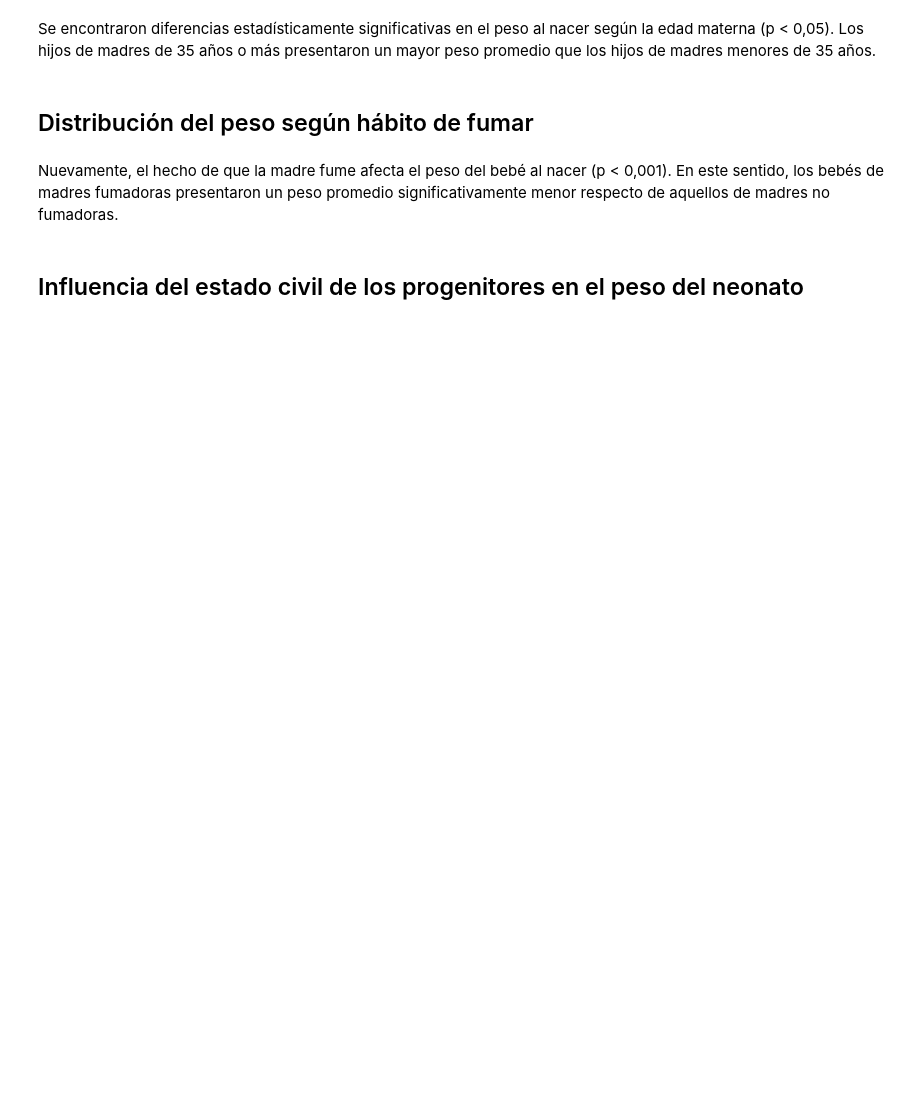
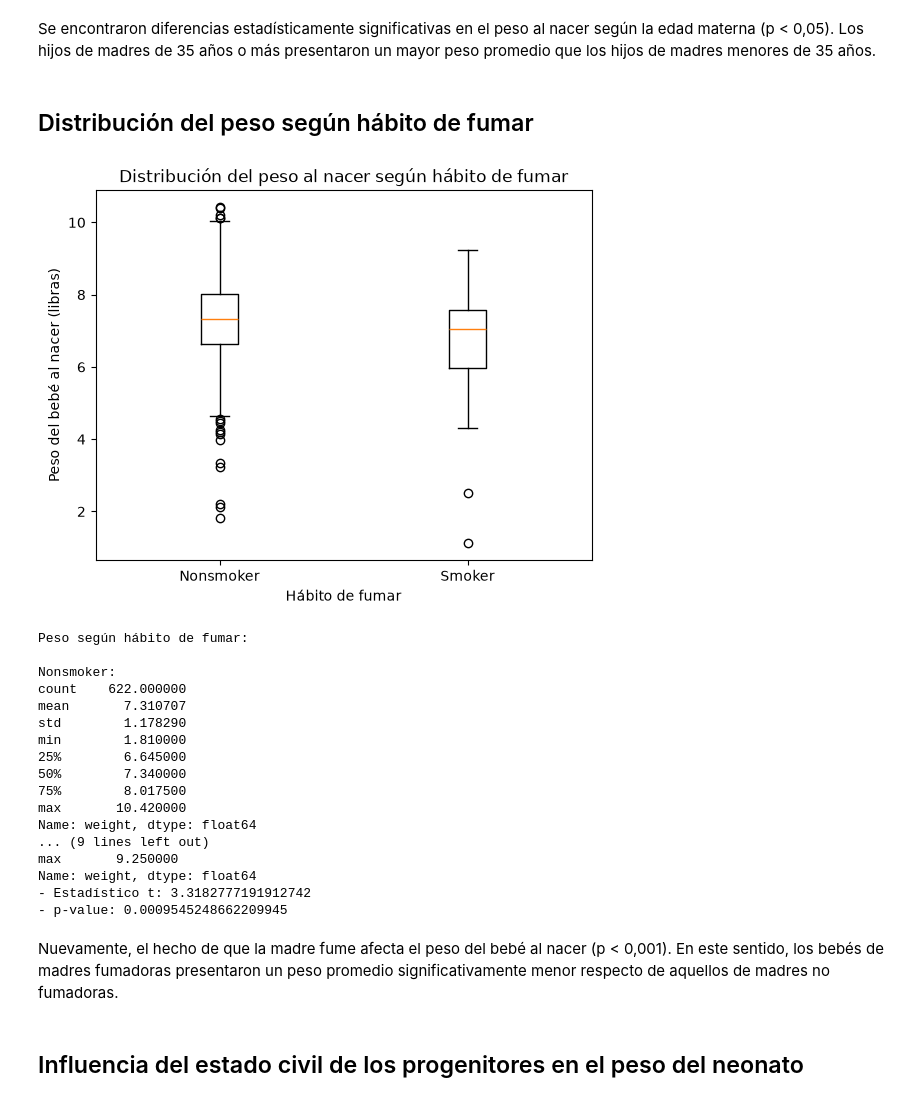
Before and after one commit to nehuenigds/LdD2026, a Jupyter notebook: TPs/TP1/TP1 ramiro.ipynb, the cells around one changed output. Saved outputs shown, nothing was run; the diff lists cells and outputs as text; code cells hidden in the pictures; blank space fills up the shorter version.

```diff
--- a/TPs/TP1/TP1 ramiro.ipynb
+++ b/TPs/TP1/TP1 ramiro.ipynb
@@ -187,33 +289,52 @@ Se encontraron diferencias estadísticamente significativas en el peso al nacer
 # %%
 plt.boxplot(
     [
         var_ind[predictores["habit"] == "nonsmoker"],
         var_ind[predictores["habit"] == "smoker"]
     ],
-    labels=["Nonsmoker", "Smoker"]
+    tick_labels=["Nonsmoker", "Smoker"]
 )
 
 plt.xlabel("Hábito de fumar")
 plt.ylabel("Peso del bebé al nacer (libras)")
 plt.title("Distribución del peso al nacer según hábito de fumar")
 
 plt.show()
 
 print("Peso según hábito de fumar:")
 
 print("\nNonsmoker:")
 print(var_ind[predictores["habit"] == "nonsmoker"].describe())
 
 print("\nSmoker:")
 print(var_ind[predictores["habit"] == "smoker"].describe())
 
 resultado_ttest = stats.ttest_ind(
     var_ind[predictores["habit"] == "nonsmoker"],
     var_ind[predictores["habit"] == "smoker"]
 )
 
 print("- Estadístico t:", resultado_ttest.statistic)
 print("- p-value:", resultado_ttest.pvalue)
+# %% [output]
+[figure, added]
+Peso según hábito de fumar:
+
+Nonsmoker:
+count    622.000000
+mean       7.310707
+std        1.178290
+min        1.810000
+25%        6.645000
+50%        7.340000
+75%        8.017500
+max       10.420000
+Name: weight, dtype: float64
+... (9 lines left out)
+max       9.250000
+Name: weight, dtype: float64
+- Estadístico t: 3.3182777191912742
+- p-value: 0.0009545248662209945
 # %% [markdown]
 Nuevamente, el hecho de que la madre fume afecta el peso del bebé al nacer (p < 0,001). En este sentido, los bebés de madres fumadoras presentaron un peso promedio significativamente menor respecto de aquellos de madres no fumadoras.
 # %% [markdown]
```
Also changed, not shown: parts of 28 cells of this notebook, 3 other files.
